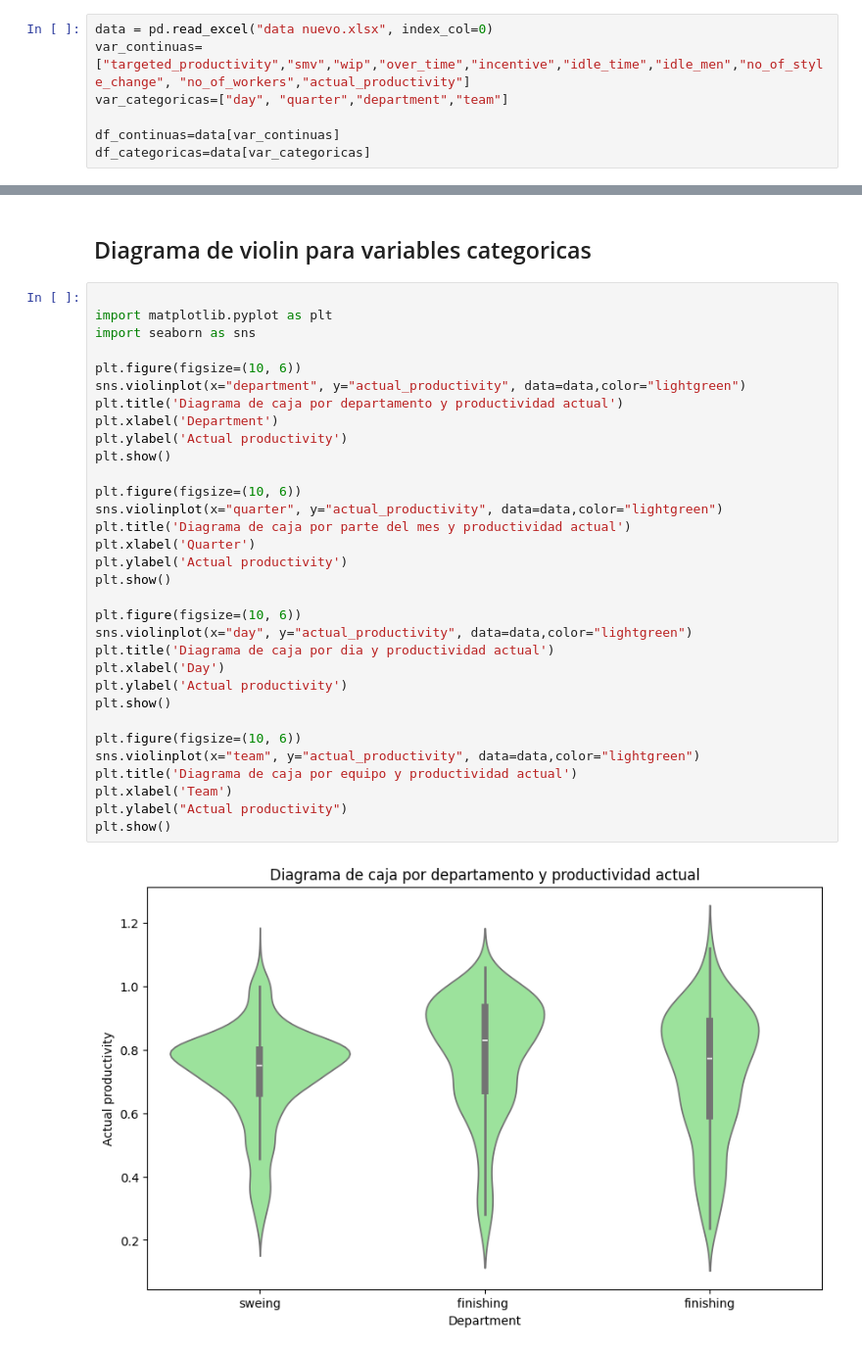
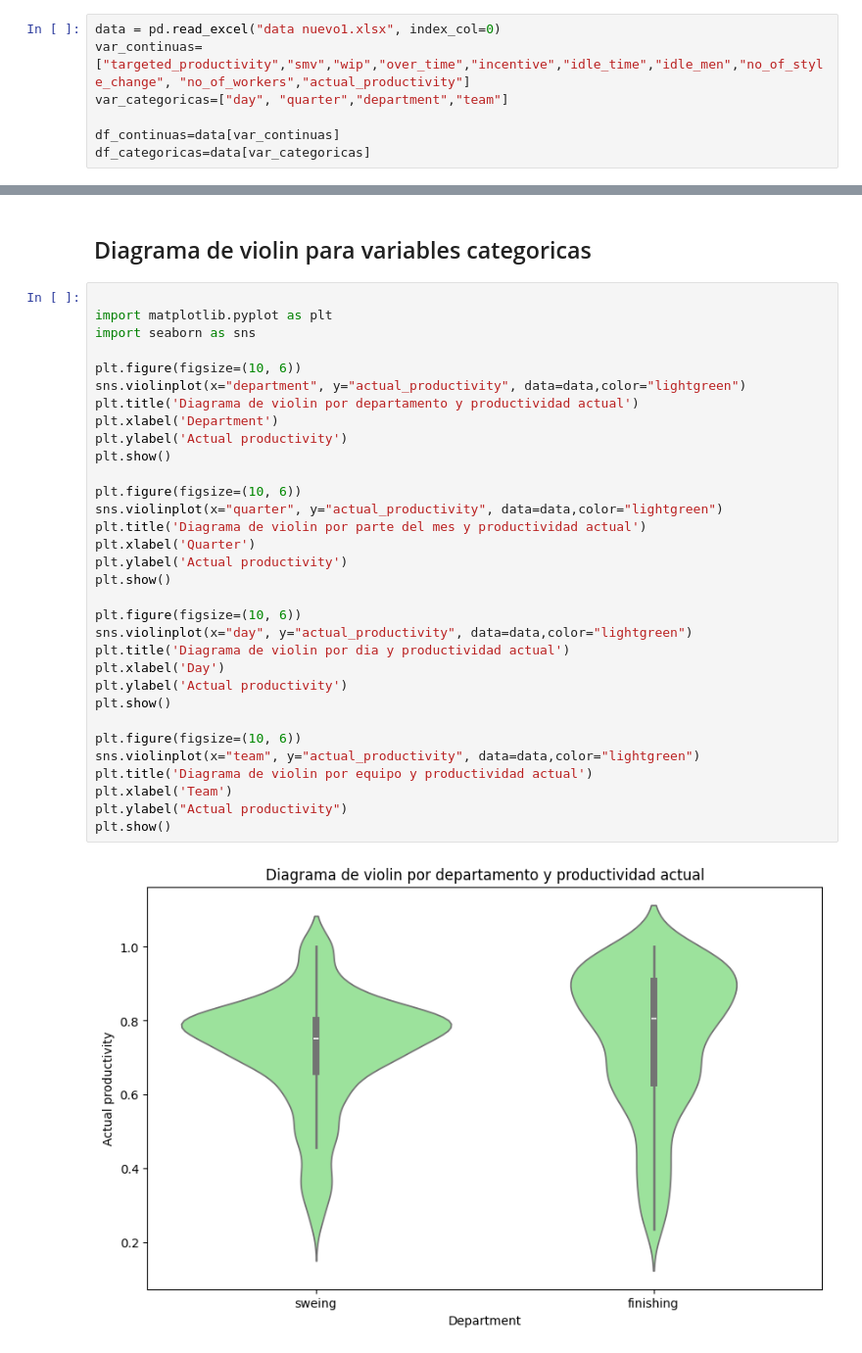
Before and after one commit to lmunozm2/Proyecto-1, a Jupyter notebook: Estadisticas descriptivas 2.ipynb, the cells around one changed output, grey strips where cells are left out. Shown at 98% size. Drawn from its saved outputs; the diff is of its cells as text.

Commit message:
Actualice el archivo de excel con el que se leen los datos y los nombres de los gráficos.

```diff
--- a/Estadisticas descriptivas 2.ipynb
+++ b/Estadisticas descriptivas 2.ipynb
@@ -9,7 +9,7 @@ please provide us feedback at https://github.com/pandas-dev/pandas/issues/54466
 
   import pandas as pd
 # %%
-data = pd.read_excel("data nuevo.xlsx", index_col=0)
+data = pd.read_excel("data nuevo1.xlsx", index_col=0)
 var_continuas=["targeted_productivity","smv","wip","over_time","incentive","idle_time","idle_men","no_of_style_change", "no_of_workers","actual_productivity"]
 var_categoricas=["day", "quarter","department","team"]
 
@@ -346,34 +346,34 @@ plt.show()
 # %%
 
 import matplotlib.pyplot as plt
 import seaborn as sns
 
 plt.figure(figsize=(10, 6))
 sns.violinplot(x="department", y="actual_productivity", data=data,color="lightgreen")
-plt.title('Diagrama de caja por departamento y productividad actual')
+plt.title('Diagrama de violin por departamento y productividad actual')
 plt.xlabel('Department')
 plt.ylabel('Actual productivity')
 plt.show()
 
 plt.figure(figsize=(10, 6))
 sns.violinplot(x="quarter", y="actual_productivity", data=data,color="lightgreen")
-plt.title('Diagrama de caja por parte del mes y productividad actual')
+plt.title('Diagrama de violin por parte del mes y productividad actual')
 plt.xlabel('Quarter')
 plt.ylabel('Actual productivity')
 plt.show()
 
 plt.figure(figsize=(10, 6))
 sns.violinplot(x="day", y="actual_productivity", data=data,color="lightgreen")
-plt.title('Diagrama de caja por dia y productividad actual')
+plt.title('Diagrama de violin por dia y productividad actual')
 plt.xlabel('Day')
 plt.ylabel('Actual productivity')
 plt.show()
 
 plt.figure(figsize=(10, 6))
 sns.violinplot(x="team", y="actual_productivity", data=data,color="lightgreen")
-plt.title('Diagrama de caja por equipo y productividad actual')
+plt.title('Diagrama de violin por equipo y productividad actual')
 plt.xlabel('Team')
 plt.ylabel("Actual productivity")
 plt.show()
 # %% [output]
-[figure, old version]
+[figure, new version]
```
Also changed, not shown: parts of 15 cells of this notebook.
